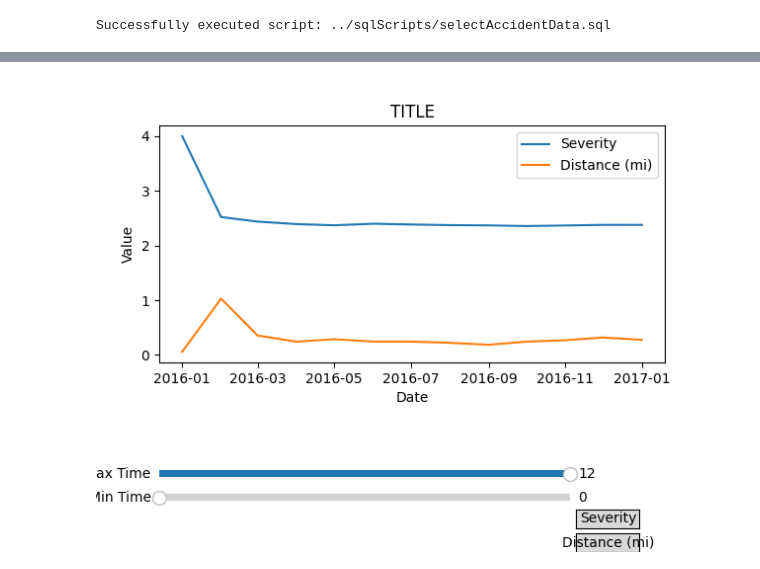
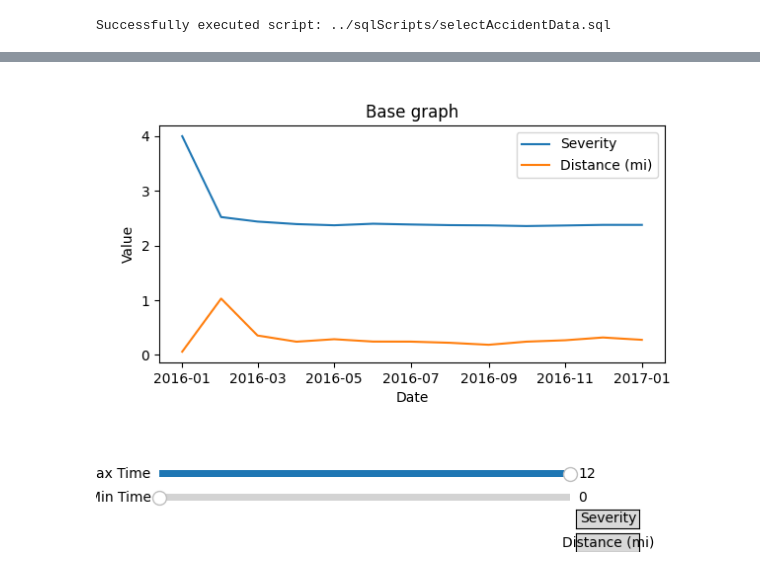
Before and after one commit to michaelbennieUFL/CIS4301-Group-Project, a Jupyter notebook: frontEnd/hello-world.ipynb, the cells around one changed output, grey strips where cells are left out. Cells and saved outputs as stored; diff of their text form; code cells hidden in the pictures.

```diff
--- a/frontEnd/hello-world.ipynb
+++ b/frontEnd/hello-world.ipynb
@@ -45,4 +61,4 @@ Successfully executed script: ../sqlScripts/selectAccidentData.sql
 # %%
-plot(data,labels,"TITLE")
+plot(data,labels,"Base graph")
 # %% [output]
-[figure, old version]
+[figure, new version]
```
Also changed, not shown: parts of 6 cells of this notebook, 1 other file.
